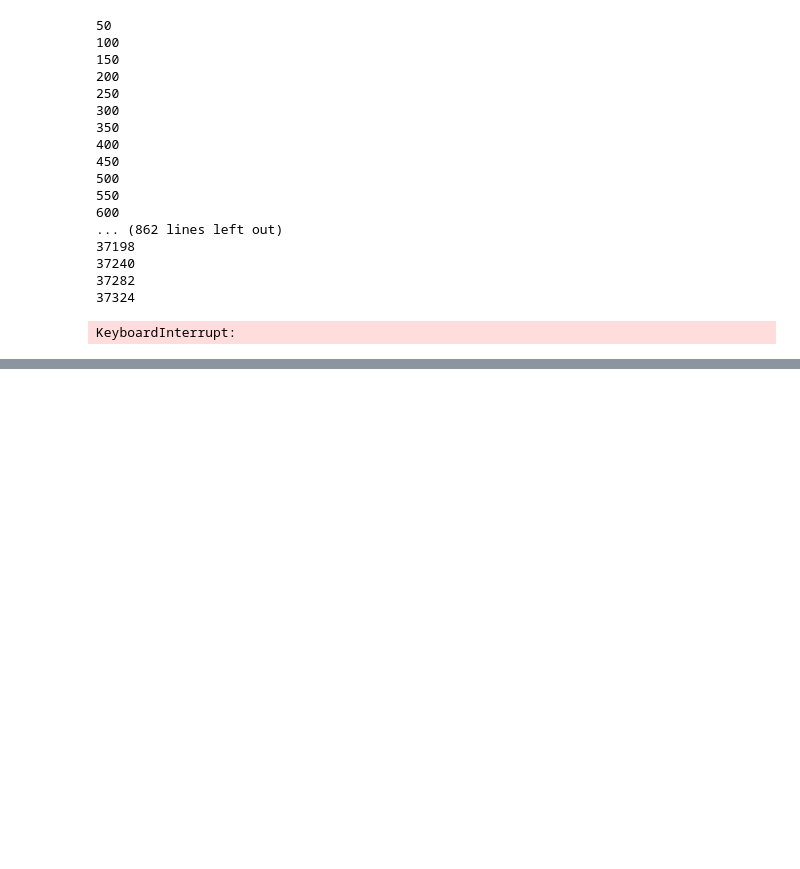
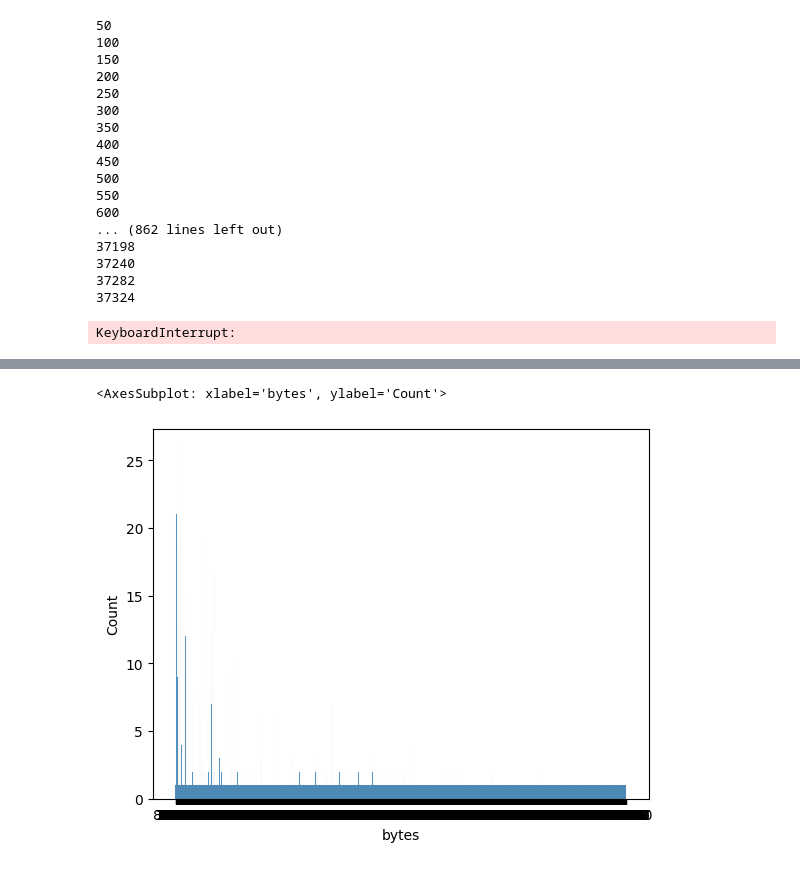
Before and after one commit to JaPilgrim/masterthesis, a Jupyter notebook: Master_Thesis/wiki_crawler.ipynb, the cells around one changed output, grey strips where cells are left out. Drawn from its saved outputs; the diff is of its cells as text; code cells hidden in the pictures; blank space fills up the shorter version.

```diff
--- a/Master_Thesis/wiki_crawler.ipynb
+++ b/Master_Thesis/wiki_crawler.ipynb
@@ -47,0 +47,22 @@ to_export=pd.Series(article_list)
+# %%
+DRIVER_PATH = '/externals/'
+next_page_class='/html/body/div[3]/div[3]/div[4]/span[2]/span[3]'
+options = Options()
+options.headless = True
+options.add_argument("--window-size=1920,1200")
+driver = webdriver.Chrome(options=options,executable_path=DRIVER_PATH)
+driver.get('https://de.wikipedia.org/w/index.php?title=Spezial:Gesch%C3%BCtzte_Seiten&dir=prev&offset=37111&level=0&namespace=0&size=&size-mode=min&type=edit')
+article_list=[]
+bytes_list=[]
+while(1):
+    table_elements=driver.find_elements(By.CSS_SELECTOR,'td.TablePager_col_pr_page')
+    for element in table_elements:
+        article_list.append(element.find_element(By.CSS_SELECTOR, 'a').get_attribute('title'))
+        bytes_list.append(element.find_element(By.CSS_SELECTOR, 'span > span').get_attribute('data-mw-bytes'))
+    next_click_element=driver.find_element(By.XPATH,next_page_class)
+    next_click_element.click()
+    if(len(table_elements)<50):
+        break
+    print(len(article_list))
+    print(len(bytes_list))
+driver.quit()
@@ -47,0 +106,17 @@ to_export=pd.Series(article_list)
+# %%
+DRIVER_PATH = '/externals/'
+options = Options()
+options.headless = True
+options.add_argument("--window-size=1920,1200")
+driver = webdriver.Chrome(options=options,executable_path=DRIVER_PATH)
+driver.get('https://de.wikipedia.org/w/index.php?title=Spezial:Gesch%C3%BCtzte_Seiten&dir=prev&offset=37111&level=0&namespace=0&size=&size-mode=min&type=edit')
+title_list=[]
+bytes_list=[]
+
+table_elements=driver.find_elements(By.CSS_SELECTOR,'td.TablePager_col_pr_page')
+a= table_elements[1].find_element(By.CSS_SELECTOR, 'a').get_attribute('title')
+b= table_elements[1].find_element(By.CSS_SELECTOR, 'span > span').get_attribute('data-mw-bytes')
+print(b)
+
+
+driver.quit()
@@ -52,0 +127,7 @@ MaxRetryError: HTTPConnectionPool(host='localhost', port=57260): Max retries exc
+# %%
+full_frame = pd.DataFrame(data={'title':article_list,'bytes':bytes_list})
+# %%
+sns.histplot(full_frame['bytes'])
+# %% [output]
+<AxesSubplot: xlabel='bytes', ylabel='Count'>
+[figure, added]
```
Also changed, not shown: parts of 10 cells of this notebook, 7 other files.
